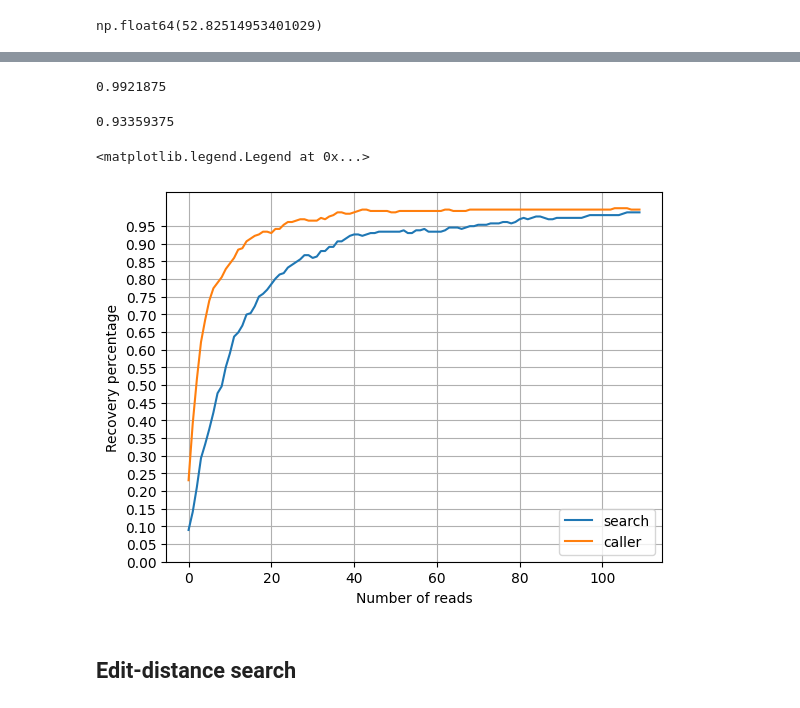
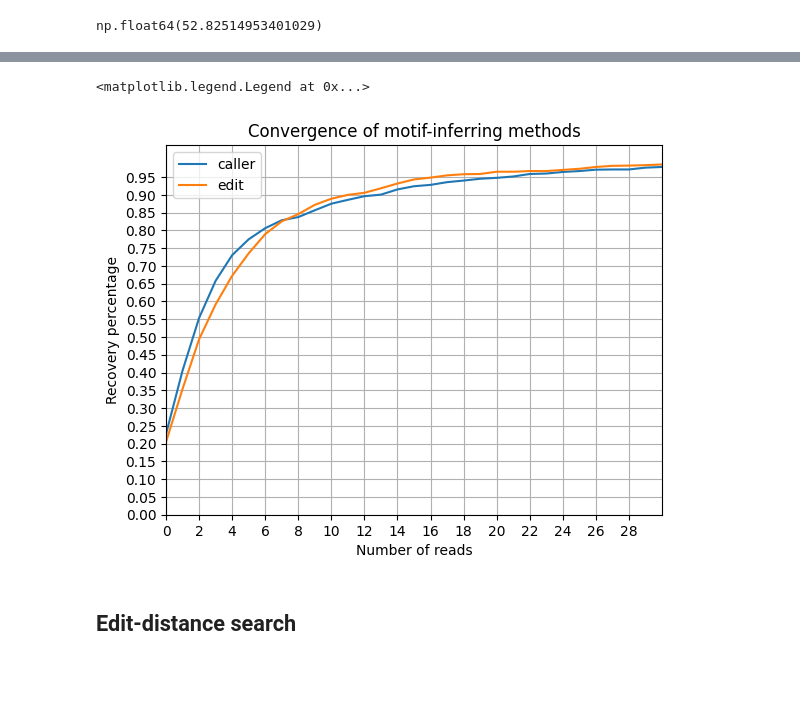
Before and after one commit to Parvfect/MotifCaller, a Jupyter notebook: empirical_evaluation.ipynb, the cells around one changed output, grey strips where cells are left out. Cells and saved outputs as stored; diff of their text form; code cells hidden in the pictures; blank space fills up the shorter version.

```diff
--- a/empirical_evaluation.ipynb
+++ b/empirical_evaluation.ipynb
@@ -388,7 +476,7 @@ def evaluate_motif_tallies(motif_tallies: List[List[int]], payload_cycles: List[
     return correct / 32
 # %%
 def get_model_prediction_batched(
-        squiggles: List[List[float]], target_seqs: List[str], batch_size:int, beam: bool, beam_width: int = 30) -> List[List[int]]:
+        squiggles: List[List[float]], batch_size:int, beam: bool, beam_width: int = 30) -> List[List[int]]:
 
     greedy_transcripts = []
     input_seqs = [
@@ -437,8 +512,9 @@ Name: orientation, Length: 35948, dtype: object
 # %%
 caller_predictions_arr = []
 search_predictions_arr = []
+edit_predictions_arr = []
 payloads_arr = []
-batch_size = 5
+batch_size = 8
 
 # Testing convergence
 for barcode in tqdm(test_df['ONT_Barcode'].unique()):
@@ -447,7 +523,7 @@ for barcode in tqdm(test_df['ONT_Barcode'].unique()):
         selected_df = test_df.loc[
             (test_df['ONT_Barcode'] == barcode) &
             (test_df['HW_Address'] == cycle) &
-            (test_df['orientation'].str.startswith('+'))
+            (test_df['strand'].str.startswith('+'))
         ]
         read_ids = selected_df['read_id'].tolist()
         payload = selected_df['payload_seq'].tolist()[0]
@@ -461,13 +537,11 @@ for barcode in tqdm(test_df['ONT_Barcode'].unique()):
             if len(squiggles) - ind < batch_size:
                 model_prediction = get_model_prediction_batched(
                 squiggles[ind:],
-                search_predictions[ind:],
                 batch_size=len(squiggles) - ind,
                 beam=False)
             else:
                 model_prediction = get_model_prediction_batched(
                     squiggles[ind: ind + batch_size],
-                    search_predictions[ind: ind + batch_size],
                     batch_size=batch_size,
                     beam=False)
 
@@ -477,6 +551,7 @@ for barcode in tqdm(test_df['ONT_Barcode'].unique()):
 
         search_predictions_arr.append(search_predictions_sorted[:len(decoded_predictions)])
         caller_predictions_arr.append(decoded_predictions)
+        edit_predictions_arr.append([i[2:] for i in selected_df['edit_search_seq'][:len(decoded_predictions)]])
 
         payloads_arr.append(payload)
         u_cycle += 1
@@ -494,45 +615,54 @@ def get_top_4_motifs(tallies: dict):
 # %%
 search_accs_arr = []
 caller_accs_arr = []
+edit_accs_arr = []
 
-for search_prediction, caller_prediction, payload in zip(
-    search_predictions_arr, caller_predictions_arr, payloads_arr):
+for search_prediction, caller_prediction, edit_prediction, payload in zip(
+    search_predictions_arr, caller_predictions_arr, edit_predictions_arr, payloads_arr):
 
     n_reads = 0
     motif_tallies_caller = [{i: 0 for i in range(1, 9)} for i in range(8)]
     motif_tallies_search = [{i: 0 for i in range(1, 9)} for i in range(8)]
-    search_accs, caller_accs = [], []
-    for i, j in zip(search_prediction, caller_prediction):  # for each prediction
+    motif_tallies_edit = [{i: 0 for i in range(1, 9)} for i in range(8)]
+    search_accs, caller_accs, edit_accs = [], [], []
+    for i, j, k in zip(search_prediction, caller_prediction, edit_prediction):  # for each prediction
         cycle_num = 0
-        for search_cycle, caller_cycle in zip(i, j):  # loop over cycles and update tallies
+        for search_cycle, caller_cycle, edit_cycle in zip(i, j, k):  # loop over cycles and update tallies
             for motif in search_cycle:
                 motif_tallies_search[cycle_num][motif] += 1
             for motif in caller_cycle:
                 motif_tallies_caller[cycle_num][motif] += 1
+            for motif in edit_cycle:
+                motif_tallies_edit[cycle_num][motif] += 1
             cycle_num += 1
 
         #  Get caller and search predictions
         caller_prediction_ = get_top_4_motifs(motif_tallies_caller)
         search_prediction_ = get_top_4_motifs(motif_tallies_search)
+        edit_prediction_ = get_top_4_motifs(motif_tallies_edit)
 
         n_reads += 1
 
         #  Evaluate predictions
         search_acc = evaluate_prediction(search_prediction_, payload)[0]/32
         caller_acc  = evaluate_prediction(caller_prediction_, payload)[0]/32
+        edit_acc = evaluate_prediction(edit_prediction_, payload)[0]/32
 
 
         search_accs.append(search_acc)
         caller_accs.append(caller_acc)
+        edit_accs.append(edit_acc)
 
 
     search_accs_arr.append(search_accs)
     caller_accs_arr.append(caller_accs)
+    edit_accs_arr.append(edit_accs)
 # %%
 avg_search = []
 avg_caller = []
+avg_edit = []
 
-for i in range(110):
+for i in range(100):
 
     search_sum = 0
     search_samples = 0
@@ -548,13 +678,13 @@ for i in range(110):
             caller_sum += k[i]
             caller_samples += 1
 
+    edit_sum = 0
+    edit_samples = 0
+    for k in edit_accs_arr:
+        if i < len(k):
+            edit_sum += k[i]
+            edit_samples += 1
+
     avg_search.append(search_sum / search_samples)
     avg_caller.append(caller_sum / caller_samples)
+    avg_edit.append(edit_sum / edit_samples)
-# %%
-avg_caller[47]
-# %% [output]
-0.9921875
-# %%
-avg_search[50]
-# %% [output]
-0.93359375
@@ -561,14 +693,18 @@ avg_search[50]
 # %%
-plt.plot(avg_search, label='search')
+#plt.plot(avg_search, label='search')
 plt.plot(avg_caller, label='caller')
+plt.plot(avg_edit, label='edit')
 plt.grid()
 plt.yticks(np.arange(0, 1.0, 0.05))
+plt.xticks(np.arange(0, 30, 2))
+plt.xlim(0, 30)
 plt.xlabel("Number of reads")
 plt.ylabel("Recovery percentage")
+plt.title("Convergence of motif-inferring methods")
 plt.legend()
 # %% [output]
 <matplotlib.legend.Legend at 0x...>
-[figure, old version]
+[figure, new version]
 # %% [markdown]
 ## Edit-distance search
 # %%
```
Also changed, not shown: parts of 26 cells of this notebook, 6 other files.
